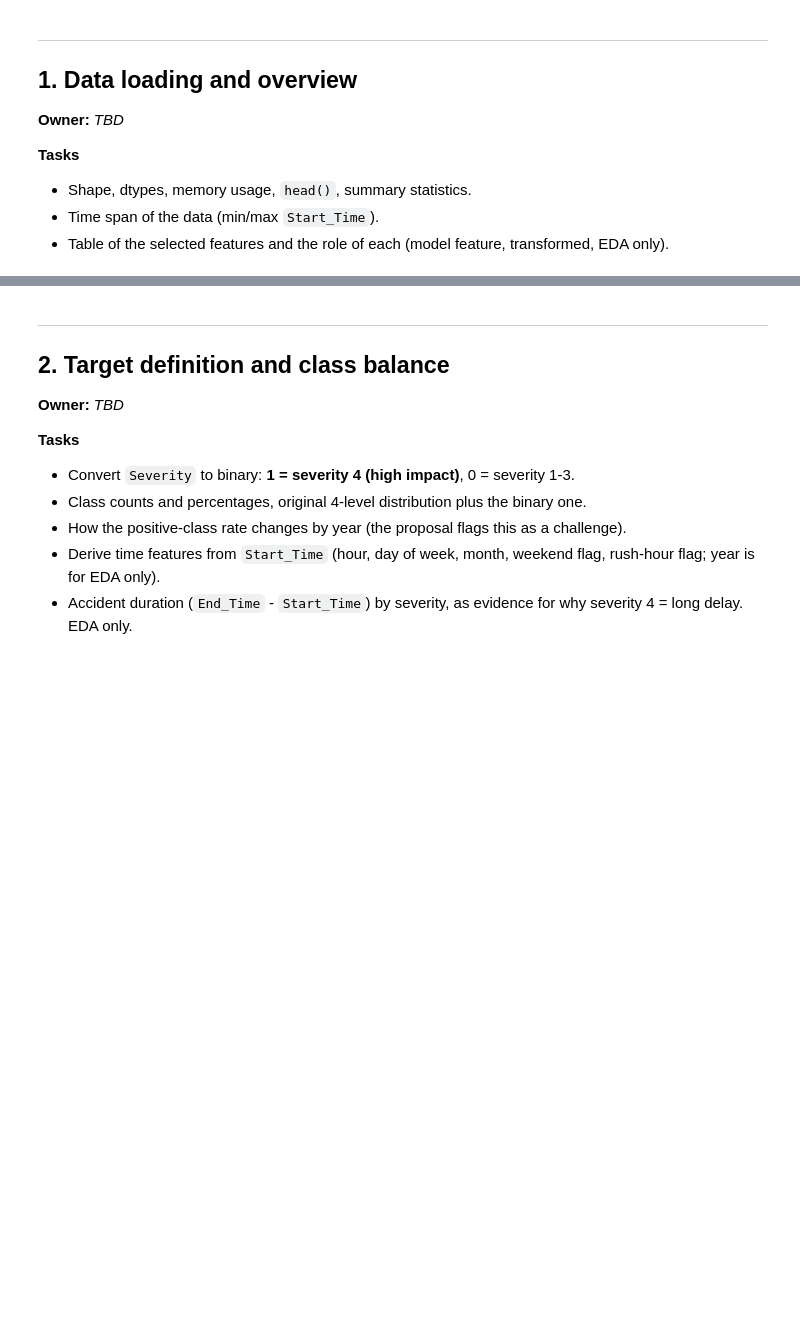
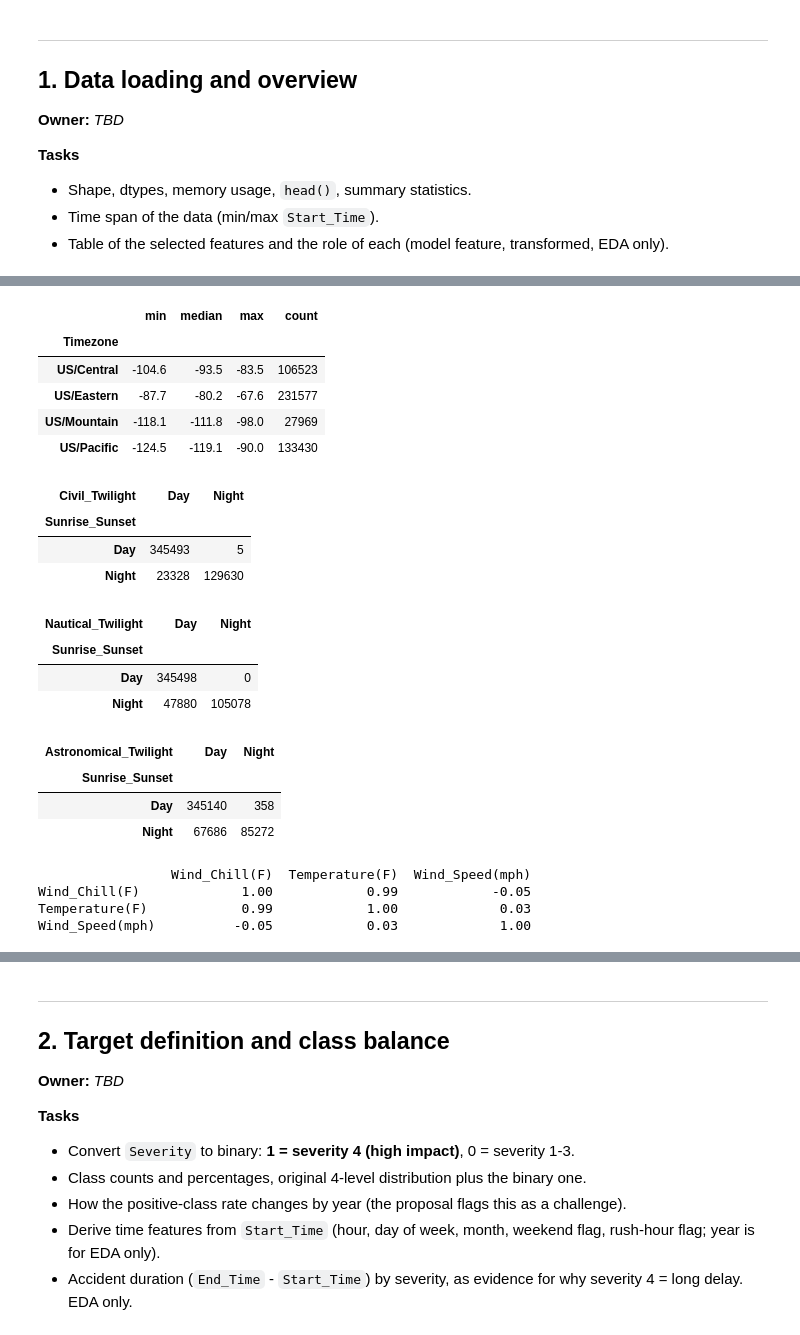
Before and after one commit to RayanMaknojia/Us-accidents---traffic-severity, a Jupyter notebook: EDA_notebook.ipynb, the cells around one changed output, grey strips where cells are left out. Drawn from its saved outputs; the diff is of its cells as text; code cells hidden in the pictures; blank space fills up the shorter version.

```diff
--- a/EDA_notebook.ipynb
+++ b/EDA_notebook.ipynb
@@ -152 +270,38 @@ feature_table
+# %%
+df.groupby("Timezone")["Start_Lng"].agg(["min", "median", "max", "count"]).round(1)
+# %% [output]
+|  | min | median | max | count |
+| Timezone |  |  |  |  |
+| US/Central | -104.6 | -93.5 | -83.5 | 106523 |
+| US/Eastern | -87.7 | -80.2 | -67.6 | 231577 |
+| US/Mountain | -118.1 | -111.8 | -98.0 | 27969 |
+| US/Pacific | -124.5 | -119.1 | -90.0 | 133430 |
+# %%
+pd.crosstab(df["Sunrise_Sunset"], df["Civil_Twilight"])
+# %% [output]
+| Civil_Twilight | Day | Night |
+| Sunrise_Sunset |  |  |
+| Day | 345493 | 5 |
+| Night | 23328 | 129630 |
+# %%
+pd.crosstab(df["Sunrise_Sunset"], df["Nautical_Twilight"])
+# %% [output]
+| Nautical_Twilight | Day | Night |
+| Sunrise_Sunset |  |  |
+| Day | 345498 | 0 |
+| Night | 47880 | 105078 |
+# %%
+pd.crosstab(df["Sunrise_Sunset"], df["Astronomical_Twilight"])
+# %% [output]
+| Astronomical_Twilight | Day | Night |
+| Sunrise_Sunset |  |  |
+| Day | 345140 | 358 |
+| Night | 67686 | 85272 |
+# %%
+print(df[["Wind_Chill(F)", "Temperature(F)", "Wind_Speed(mph)"]].corr().round(2))
+# %% [output]
+                 Wind_Chill(F)  Temperature(F)  Wind_Speed(mph)
+Wind_Chill(F)             1.00            0.99            -0.05
+Temperature(F)            0.99            1.00             0.03
+Wind_Speed(mph)          -0.05            0.03             1.00
 # %% [markdown]
```
Also changed, not shown: parts of 32 cells of this notebook.
